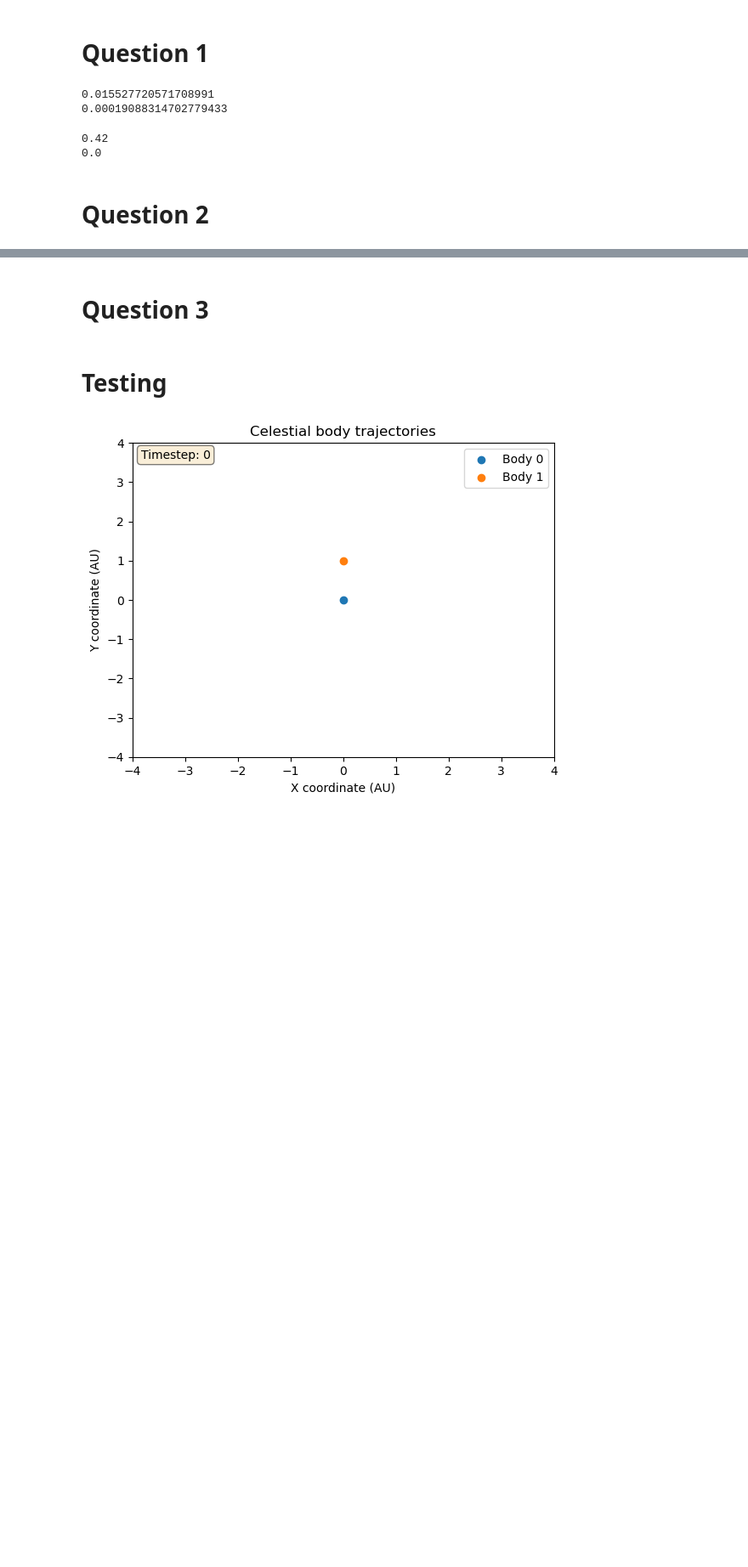
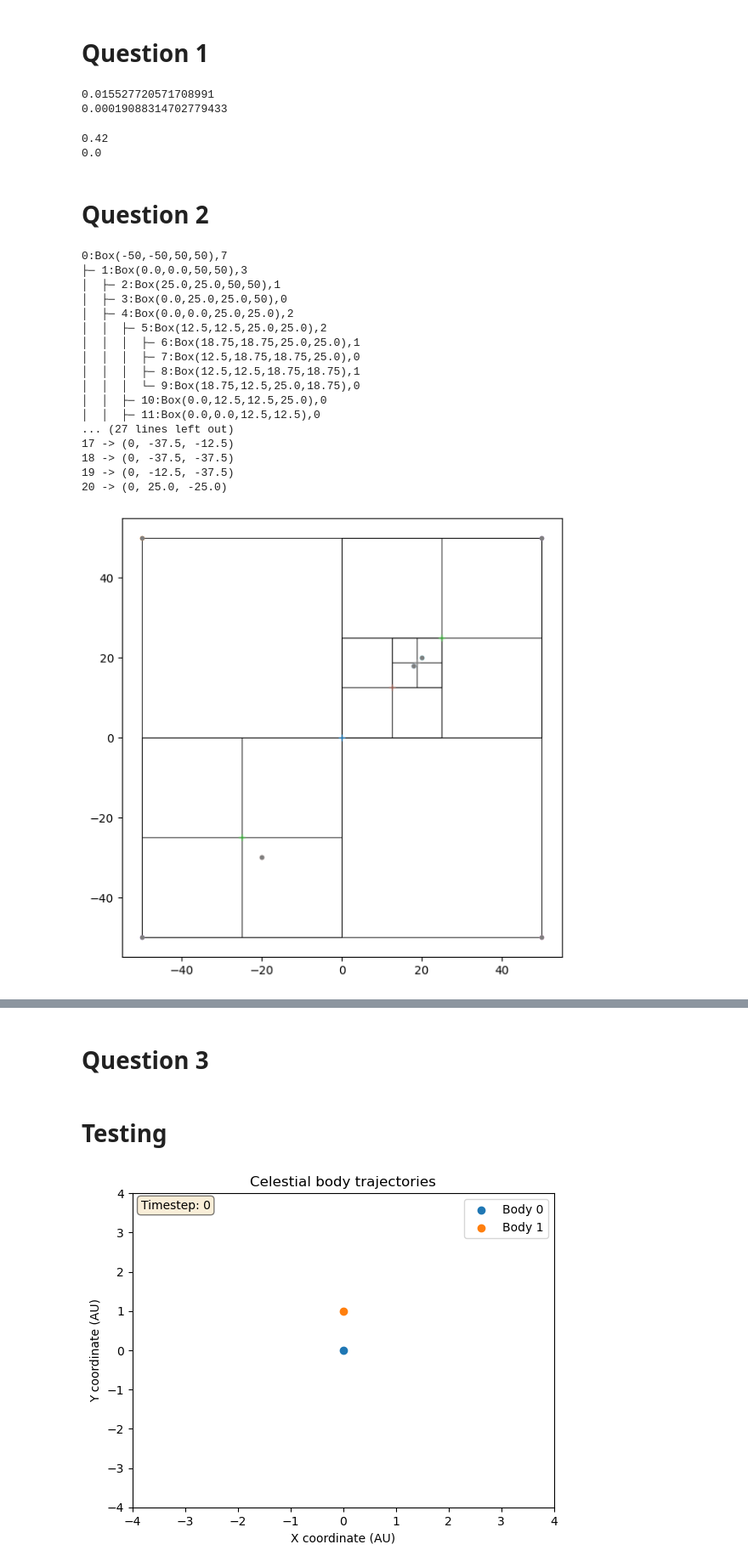
Before and after one commit to calvinyjl/n-body-problem, a Jupyter notebook: nBodyProblem.ipynb, the cells around one changed output, grey strips where cells are left out. Shown: that part at 85% size. Saved outputs shown, nothing was run; the diff lists cells and outputs as text; code cells hidden in the pictures; blank space fills up the shorter version.

Commit message:
Added more comprehensive addRec test

```diff
--- a/nBodyProblem.ipynb
+++ b/nBodyProblem.ipynb
@@ -318,7 +318,40 @@ class Gadget:
 
     # Add Body p to this Gadget [30% TODO]
     def add(self,p):
-        pass
+        self.size += 1
+        currentNode = self.root
+        while currentNode.children != None:
+            currentNode.nbodies += 1
+            for n in currentNode.children:
+                if n.box.isIn(p):
+                    currentNode = n
+                    break
+        # At this point currentNode is a leaf node containing p
+        self.addRec(currentNode, p)
+
+    def addRec(self, currentNode, p):
+        if currentNode.p != None:
+            # Updating attributes of leaf node with 2 bodies
+            currentNode.nbodies += 1
+            otherP = currentNode.p
+            currentNode.p = None
+
+            # Splitting leaf node with 2 bodies
+            (bNE, bNW, bSW, bSE) = currentNode.box.split4()
+            currentNode.children = [GNode(bNE), GNode(bNW), GNode(bSW), GNode(bSE)]
+
+            # Adding the bodies to their respective child nodes
+            # Recursive implementation to check if child node has 2 bodies
+            for child in currentNode.children:
+                if child.box.isIn(otherP):
+                    child.nbodies += 1
+                    child.p = otherP
+                if child.box.isIn(p):
+                    self.addRec(child, p)
+        else:
+            currentNode.nbodies += 1
+            currentNode.p = p
+
 
     # Remove Body p from this Gadget [20% TODO]
     def remove(self,p):
@@ -403,14 +436,36 @@ class Gadget:
 # %%
 # Question 2
 
-# Test 1: 4 equal-mass Bodies on the edges of a square
-P = [None]*4
+# Test 0: 4 equal-mass Bodies on the edges of a square and 3 more Bodies within the same leaf node as another Body
+P = [None]*7
 P[0] = Body(1,50,50)
 P[1] = Body(1,-50,50)
 P[2] = Body(1,-50,-50)
 P[3] = Body(1,50,-50)
+P[4] = Body(1,20, 20)
+P[5] = Body(1,18, 18)
+P[6] = Body(1,-20,-30)
 
 g = Gadget(Box.getBox(P))
 for p in P: g.add(p)
 print(g)
 g.plot()
+# %% [output]
+0:Box(-50,-50,50,50),7
+├─ 1:Box(0.0,0.0,50,50),3
+│  ├─ 2:Box(25.0,25.0,50,50),1
+│  ├─ 3:Box(0.0,25.0,25.0,50),0
+│  ├─ 4:Box(0.0,0.0,25.0,25.0),2
+│  │  ├─ 5:Box(12.5,12.5,25.0,25.0),2
+│  │  │  ├─ 6:Box(18.75,18.75,25.0,25.0),1
+│  │  │  ├─ 7:Box(12.5,18.75,18.75,25.0),0
+│  │  │  ├─ 8:Box(12.5,12.5,18.75,18.75),1
+│  │  │  └─ 9:Box(18.75,12.5,25.0,18.75),0
+│  │  ├─ 10:Box(0.0,12.5,12.5,25.0),0
+│  │  ├─ 11:Box(0.0,0.0,12.5,12.5),0
+... (27 lines left out)
+17 -> (0, -37.5, -12.5)
+18 -> (0, -37.5, -37.5)
+19 -> (0, -12.5, -37.5)
+20 -> (0, 25.0, -25.0)
+[figure, added]
```
Also changed, not shown: parts of 2 cells of this notebook.
